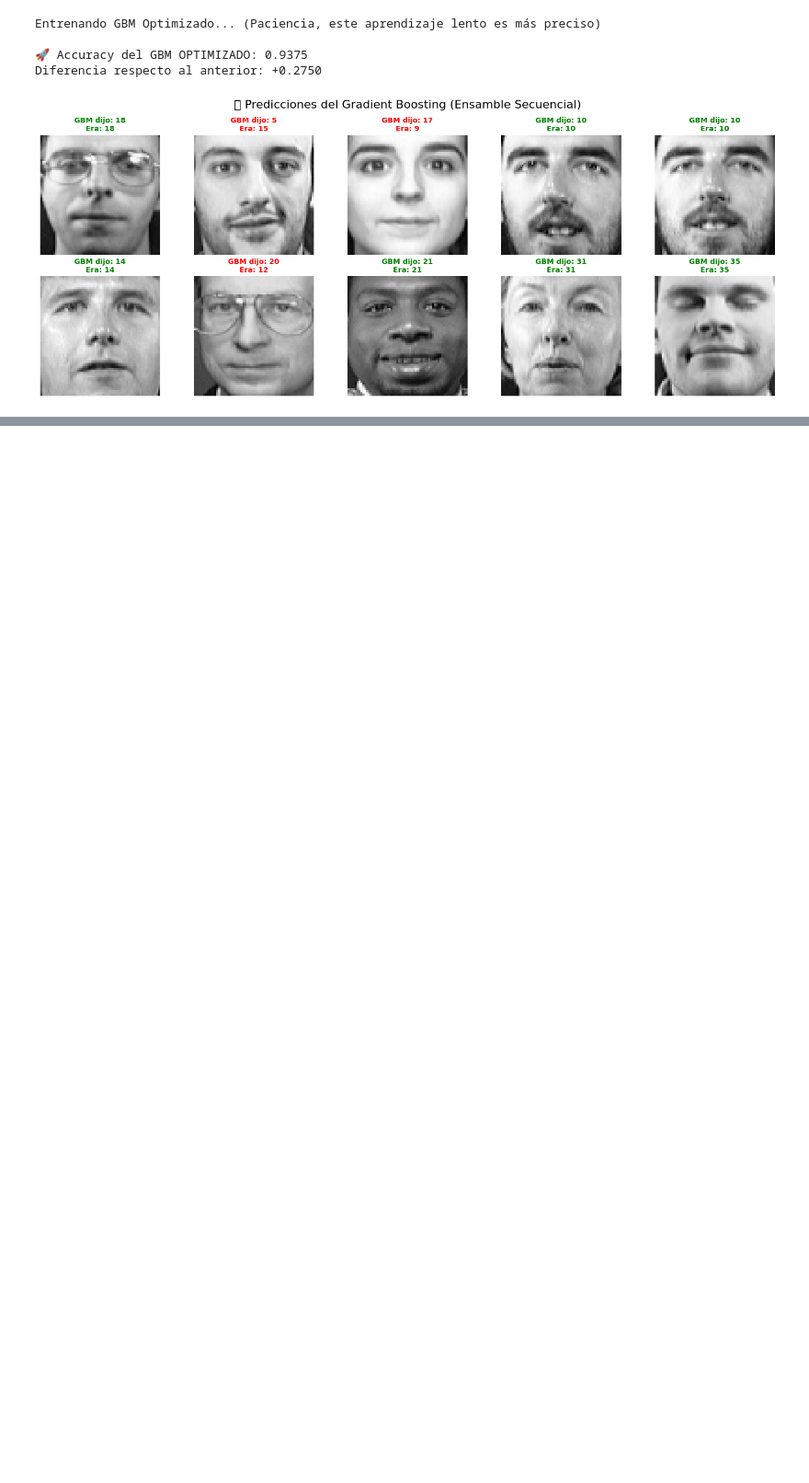
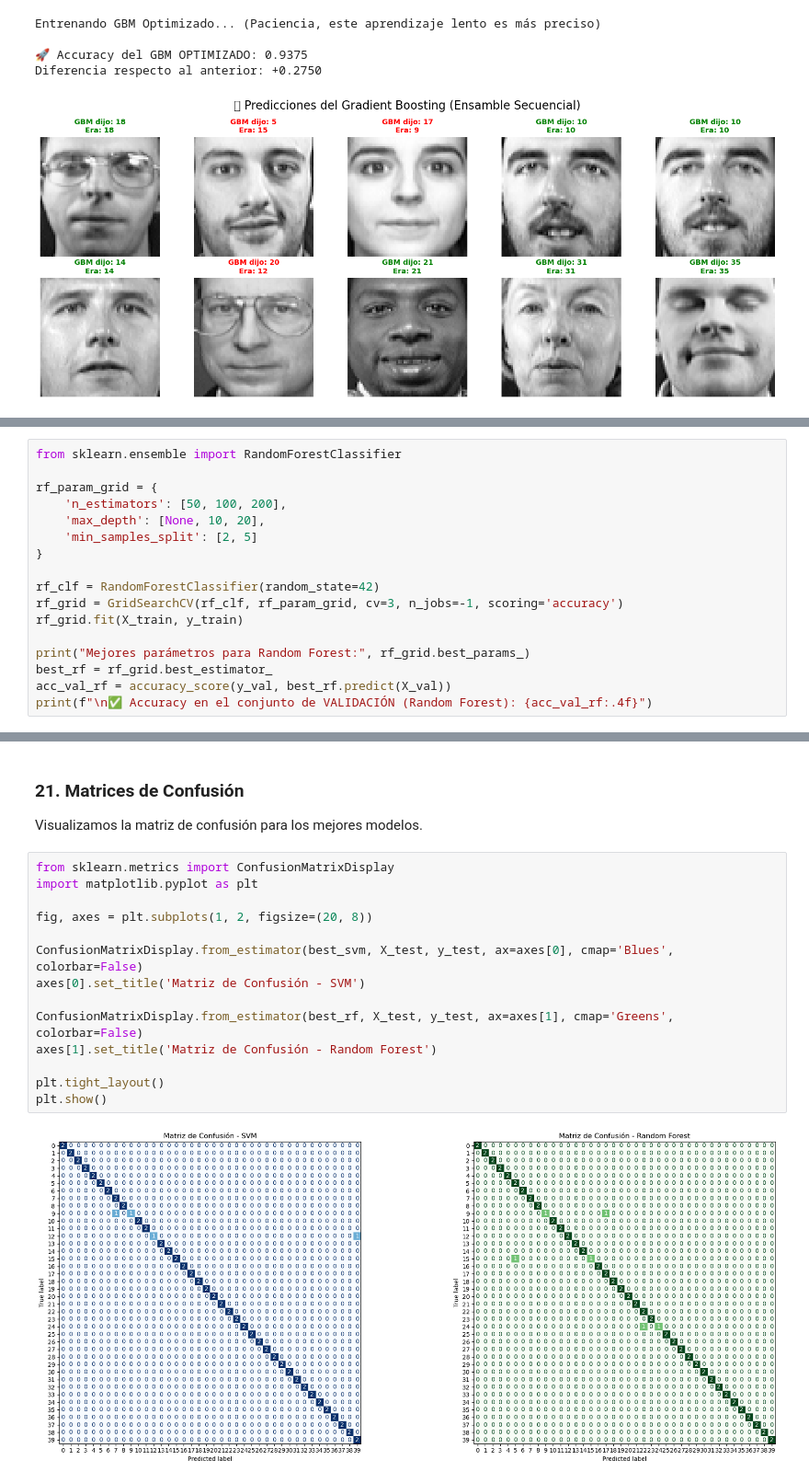
Before and after one commit to aiizedev/Tec-IA, a Jupyter notebook: Laboratorios/Taller 4/Taller4.ipynb, the cells around one changed output, grey strips where cells are left out. Shown at 92% size. Drawn from its saved outputs; the diff is of its cells as text; blank space fills up the shorter version.

```diff
--- a/Laboratorios/Taller 4/Taller4.ipynb
+++ b/Laboratorios/Taller 4/Taller4.ipynb
@@ -508,0 +570,17 @@ Diferencia respecto al anterior: +0.2750
+# %%
+from sklearn.ensemble import RandomForestClassifier
+
+rf_param_grid = {
+    'n_estimators': [50, 100, 200],
+    'max_depth': [None, 10, 20],
+    'min_samples_split': [2, 5]
+}
+
+rf_clf = RandomForestClassifier(random_state=42)
+rf_grid = GridSearchCV(rf_clf, rf_param_grid, cv=3, n_jobs=-1, scoring='accuracy')
+rf_grid.fit(X_train, y_train)
+
+print("Mejores parámetros para Random Forest:", rf_grid.best_params_)
+best_rf = rf_grid.best_estimator_
+acc_val_rf = accuracy_score(y_val, best_rf.predict(X_val))
+print(f"\n✅ Accuracy en el conjunto de VALIDACIÓN (Random Forest): {acc_val_rf:.4f}")
@@ -508,0 +631,19 @@ Diferencia respecto al anterior: +0.2750
+# %% [markdown]
+### 21. Matrices de Confusión
+Visualizamos la matriz de confusión para los mejores modelos.
+# %%
+from sklearn.metrics import ConfusionMatrixDisplay
+import matplotlib.pyplot as plt
+
+fig, axes = plt.subplots(1, 2, figsize=(20, 8))
+
+ConfusionMatrixDisplay.from_estimator(best_svm, X_test, y_test, ax=axes[0], cmap='Blues', colorbar=False)
+axes[0].set_title('Matriz de Confusión - SVM')
+
+ConfusionMatrixDisplay.from_estimator(best_rf, X_test, y_test, ax=axes[1], cmap='Greens', colorbar=False)
+axes[1].set_title('Matriz de Confusión - Random Forest')
+
+plt.tight_layout()
+plt.show()
+# %% [output]
+[figure, added]
```
Also changed, not shown: parts of 30 cells of this notebook, 7 other files.
